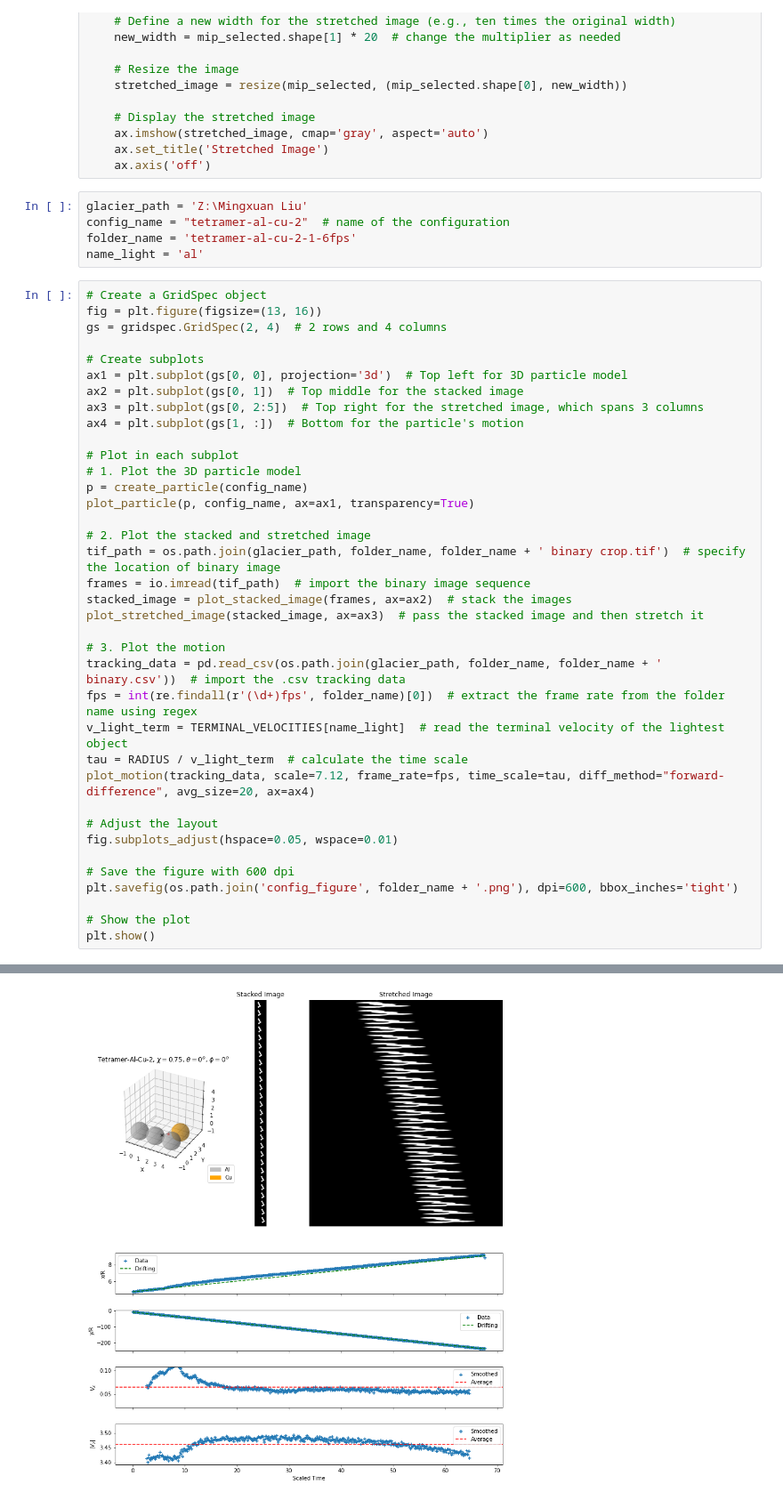
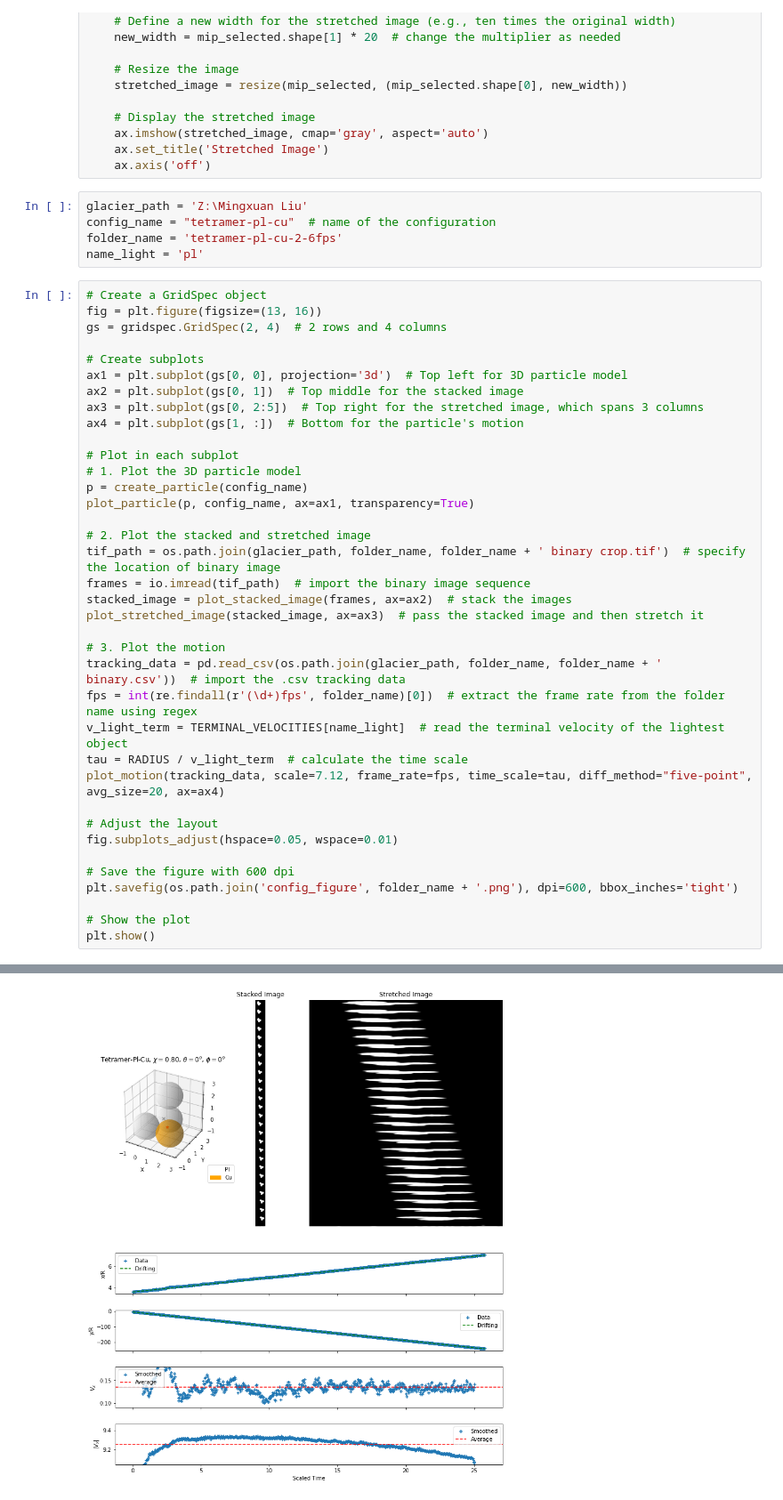
Before and after one commit to Mingxuan-Liu/Sedimentation-Analysis, a Jupyter notebook: Particle_Viz.ipynb, the cells around one changed output, grey strips where cells are left out. Shown at 89% size. Saved outputs shown, nothing was run; the diff lists cells and outputs as text.

Commit message:
Batch generate figures for all particles.

```diff
--- a/Particle_Viz.ipynb
+++ b/Particle_Viz.ipynb
@@ -254,9 +254,9 @@ def plot_stretched_image(mip_selected, ax):
     ax.axis('off')
 # %%
 glacier_path = 'Z:\Mingxuan Liu'
-config_name = "tetramer-al-cu-2"  # name of the configuration
-folder_name = 'tetramer-al-cu-2-1-6fps'
-name_light = 'al'
+config_name = "tetramer-pl-cu"  # name of the configuration
+folder_name = 'tetramer-pl-cu-2-6fps'
+name_light = 'pl'
 # %%
 # Create a GridSpec object
 fig = plt.figure(figsize=(13, 16))
@@ -268,32 +268,32 @@ ax2 = plt.subplot(gs[0, 1])  # Top middle for the stacked image
 ax3 = plt.subplot(gs[0, 2:5])  # Top right for the stretched image, which spans 3 columns
 ax4 = plt.subplot(gs[1, :])  # Bottom for the particle's motion
 
 # Plot in each subplot
 # 1. Plot the 3D particle model
 p = create_particle(config_name)
 plot_particle(p, config_name, ax=ax1, transparency=True)
 
 # 2. Plot the stacked and stretched image
 tif_path = os.path.join(glacier_path, folder_name, folder_name + ' binary crop.tif')  # specify the location of binary image
 frames = io.imread(tif_path)  # import the binary image sequence
 stacked_image = plot_stacked_image(frames, ax=ax2)  # stack the images
 plot_stretched_image(stacked_image, ax=ax3)  # pass the stacked image and then stretch it
 
 # 3. Plot the motion
 tracking_data = pd.read_csv(os.path.join(glacier_path, folder_name, folder_name + ' binary.csv'))  # import the .csv tracking data
 fps = int(re.findall(r'(\d+)fps', folder_name)[0])  # extract the frame rate from the folder name using regex
 v_light_term = TERMINAL_VELOCITIES[name_light]  # read the terminal velocity of the lightest object
 tau = RADIUS / v_light_term  # calculate the time scale
-plot_motion(tracking_data, scale=7.12, frame_rate=fps, time_scale=tau, diff_method="forward-difference", avg_size=20, ax=ax4)
+plot_motion(tracking_data, scale=7.12, frame_rate=fps, time_scale=tau, diff_method="five-point", avg_size=20, ax=ax4)
 
 # Adjust the layout
 fig.subplots_adjust(hspace=0.05, wspace=0.01)
 
 # Save the figure with 600 dpi
 plt.savefig(os.path.join('config_figure', folder_name + '.png'), dpi=600, bbox_inches='tight')
 
 # Show the plot
 plt.show()
 # %% [output]
 TiffPage 0: TypeError: read_bytes() missing 3 required positional arguments: 'dtype', 'count', and 'offsetsize'
-[figure, old version]
+[figure, new version]
```
Also changed, not shown: 8 other files.
